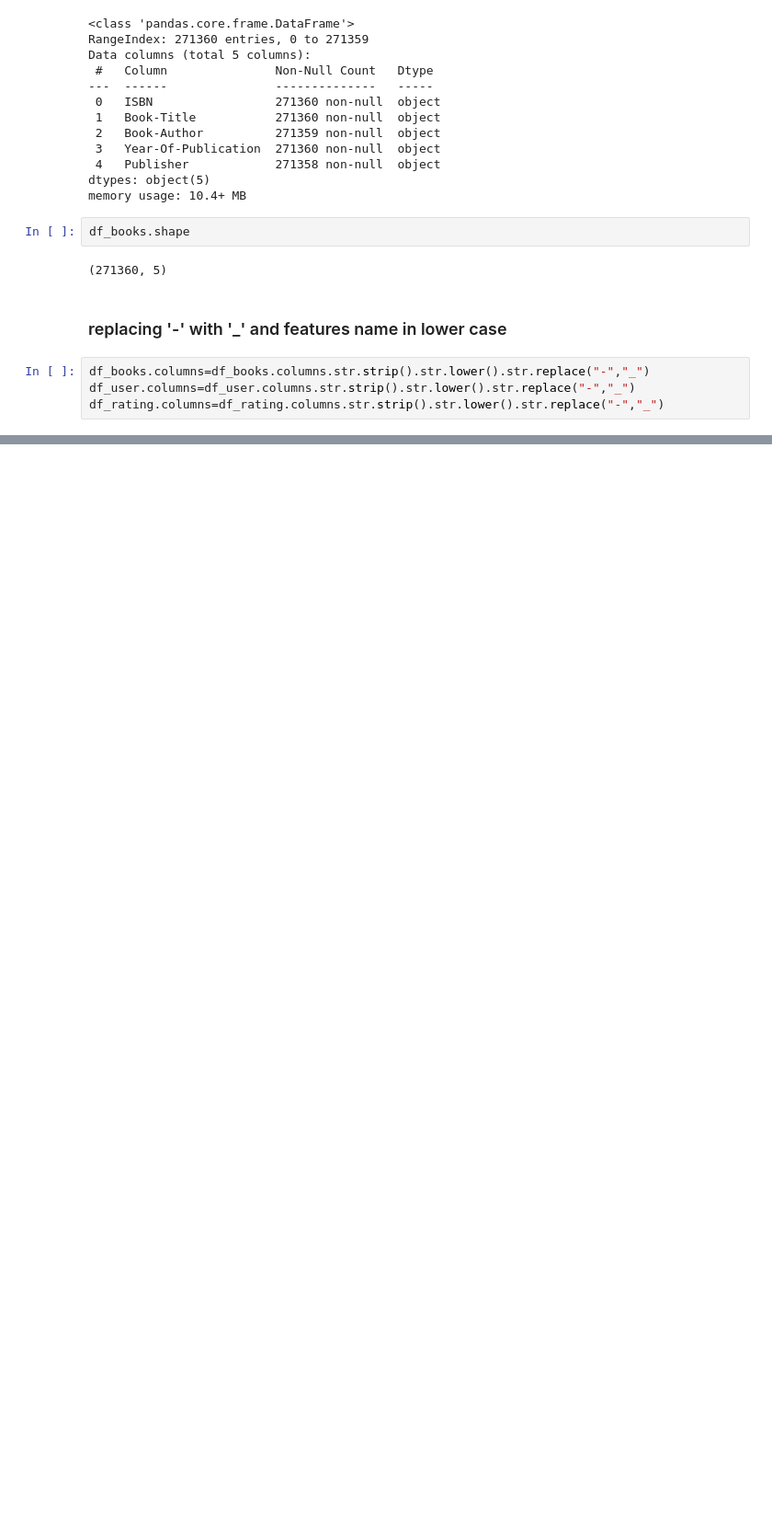
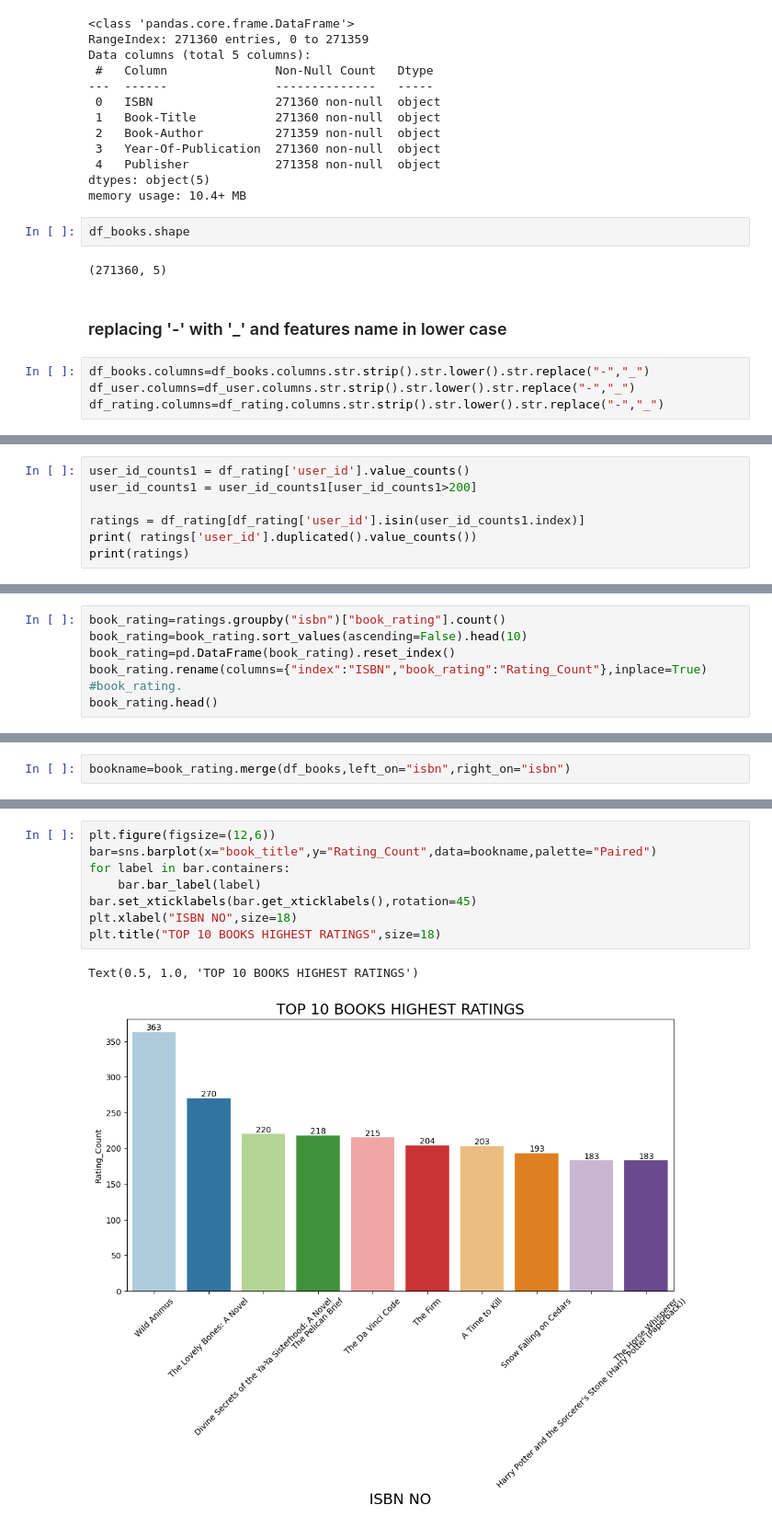
Before and after one commit to AriyantGit/Book_recomendation, a Jupyter notebook: Books_recomendation_pearson_corelation.ipynb, the cells around one changed output, grey strips where cells are left out. Shown at 92% size. Saved outputs shown, nothing was run; the diff lists cells and outputs as text; blank space fills up the shorter version.

```diff
--- a/Books_recomendation_pearson_corelation.ipynb
+++ b/Books_recomendation_pearson_corelation.ipynb
@@ -73,0 +106,7 @@ df_rating.columns=df_rating.columns.str.strip().str.lower().str.replace("-","_")
+# %%
+user_id_counts1 = df_rating['user_id'].value_counts()
+user_id_counts1 = user_id_counts1[user_id_counts1>200]
+
+ratings = df_rating[df_rating['user_id'].isin(user_id_counts1.index)]
+print( ratings['user_id'].duplicated().value_counts())
+print(ratings)
@@ -73,0 +133,7 @@ df_rating.columns=df_rating.columns.str.strip().str.lower().str.replace("-","_")
+# %%
+book_rating=ratings.groupby("isbn")["book_rating"].count()
+book_rating=book_rating.sort_values(ascending=False).head(10)
+book_rating=pd.DataFrame(book_rating).reset_index()
+book_rating.rename(columns={"index":"ISBN","book_rating":"Rating_Count"},inplace=True)
+#book_rating.
+book_rating.head()
@@ -73,0 +153,2 @@ df_rating.columns=df_rating.columns.str.strip().str.lower().str.replace("-","_")
+# %%
+bookname=book_rating.merge(df_books,left_on="isbn",right_on="isbn")
@@ -73,0 +164,11 @@ df_rating.columns=df_rating.columns.str.strip().str.lower().str.replace("-","_")
+# %%
+plt.figure(figsize=(12,6))
+bar=sns.barplot(x="book_title",y="Rating_Count",data=bookname,palette="Paired")
+for label in bar.containers:
+    bar.bar_label(label)
+bar.set_xticklabels(bar.get_xticklabels(),rotation=45)
+plt.xlabel("ISBN NO",size=18)
+plt.title("TOP 10 BOOKS HIGHEST RATINGS",size=18)
+# %% [output]
+Text(0.5, 1.0, 'TOP 10 BOOKS HIGHEST RATINGS')
+[figure, added]
```
Also changed, not shown: parts of 29 cells of this notebook.
